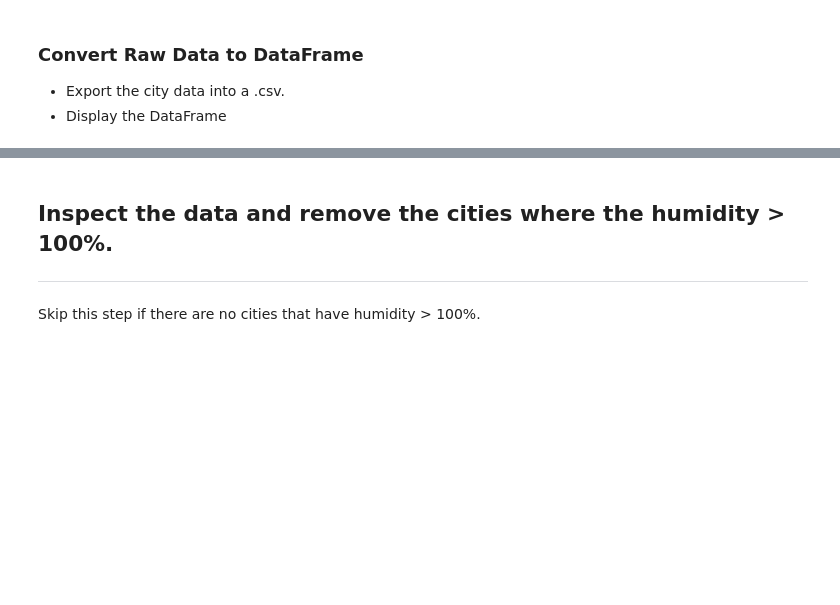
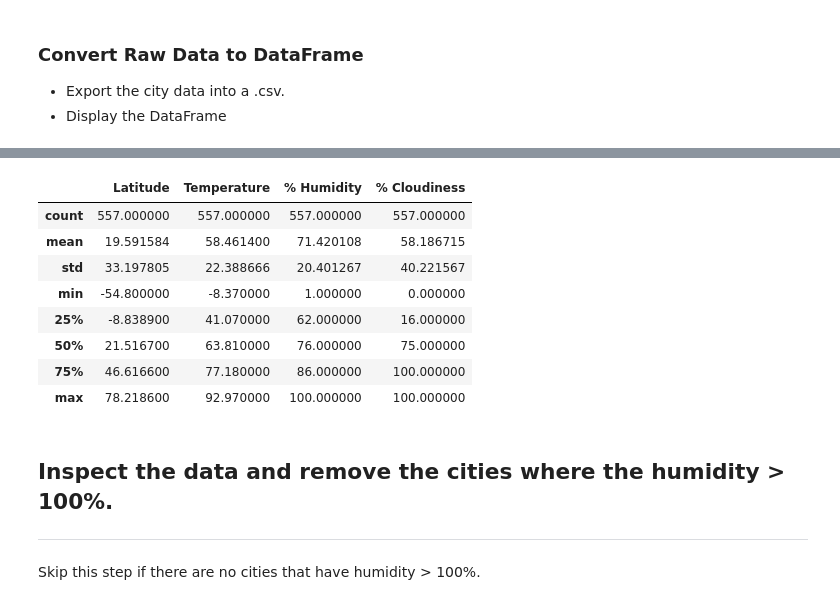
Before and after one commit to tebohl/Python-API-Cities, a Jupyter notebook: WeatherPy/WeatherPy.ipynb, the cells around one changed output, grey strips where cells are left out. Saved outputs shown, nothing was run; the diff lists cells and outputs as text; code cells hidden in the pictures; blank space fills up the shorter version.

Commit message:
adding to WeatherPy and output data

```diff
--- a/WeatherPy/WeatherPy.ipynb
+++ b/WeatherPy/WeatherPy.ipynb
@@ -88,6 +85,7 @@ units = "imperial"
 query_url = f"{url}appid={weather_api_key}&units={units}&q="
 
 # set up lists to hold reponse info
+cities_updated = []
 latitude = []
 temperature = []
 humidity= []
@@ -103,6 +101,7 @@ for num, city in enumerate(cities, start=1):
         temperature.append(response['main']['temp'])
         humidity.append(response['main']["humidity"])
         cloudiness.append(response['clouds']['all'])
+        cities_updated.append(city)
         print(f"Processing {num}, City: {city}")
 
     except KeyError:
@@ -172,0 +162,11 @@ Data Retrieval Complete
+# %%
+#define dictionary with lists created in loop above
+weather_dict = {
+    "City": cities_updated,
+    "Latitude": latitude,
+    "Temperature": temperature,
+    "% Humidity": humidity,
+    "% Cloudiness": cloudiness
+}
+weather_df = pd.DataFrame(weather_dict)
+weather_df.head()
@@ -173,3 +186,16 @@ Data Retrieval Complete
+# %%
+#view stats on data frame
+weather_df.describe()
+# %% [output]
+|  | Latitude | Temperature | % Humidity | % Cloudiness |
+| count | 557.000000 | 557.000000 | 557.000000 | 557.000000 |
+| mean | 19.591584 | 58.461400 | 71.420108 | 58.186715 |
+| std | 33.197805 | 22.388666 | 20.401267 | 40.221567 |
+| min | -54.800000 | -8.370000 | 1.000000 | 0.000000 |
+| 25% | -8.838900 | 41.070000 | 62.000000 | 16.000000 |
+| 50% | 21.516700 | 63.810000 | 76.000000 | 75.000000 |
+| 75% | 46.616600 | 77.180000 | 86.000000 | 100.000000 |
+| max | 78.218600 | 92.970000 | 100.000000 | 100.000000 |
 # %% [markdown]
 ## Inspect the data and remove the cities where the humidity > 100%.
 ----
```
Also changed, not shown: parts of 11 cells of this notebook, 2 other files.
